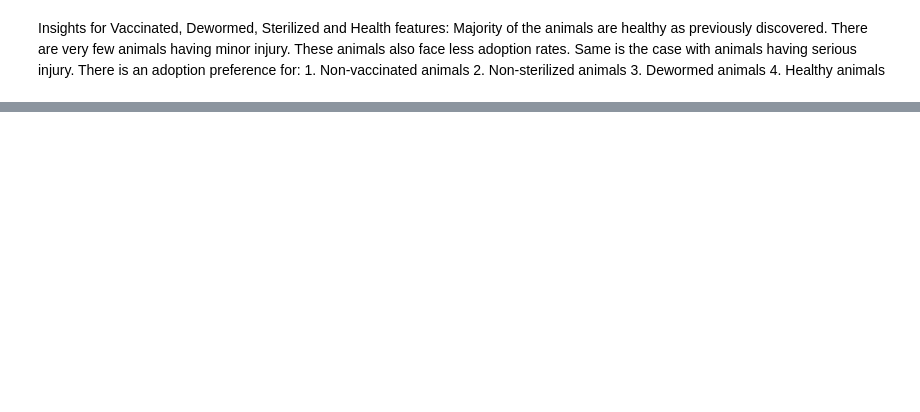
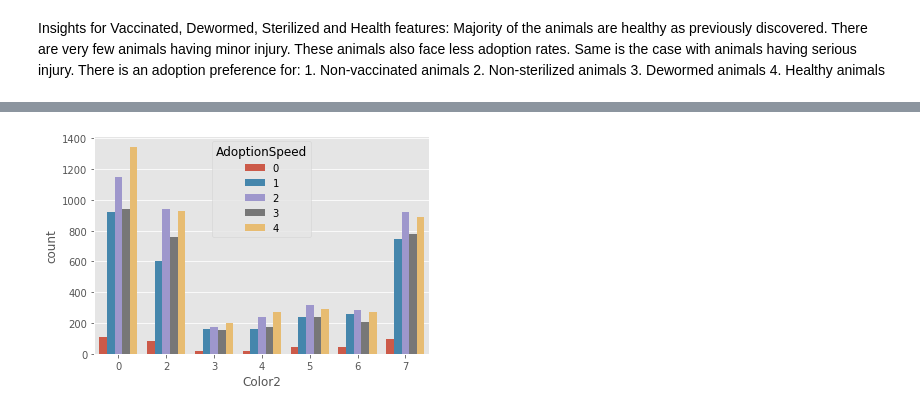
Before and after one commit to naufaldi-fir/adoption-prediction-project, a Jupyter notebook: Notebook_Faizan.ipynb, the cells around one changed output, grey strips where cells are left out. Drawn from its saved outputs; the diff is of its cells as text; code cells hidden in the pictures; blank space fills up the shorter version.

```diff
--- a/Notebook_Faizan.ipynb
+++ b/Notebook_Faizan.ipynb
@@ -146,0 +166,5 @@ Majority of the animals are healthy as previously discovered. There are very few
+# %%
+fig, ax1 = plt.subplots()
+ax1 = sns.countplot(x="Color2", data=train, hue="AdoptionSpeed", ax=ax1)
+# %% [output]
+[figure, added]
```
Also changed, not shown: parts of 11 cells of this notebook, 4 other files.
